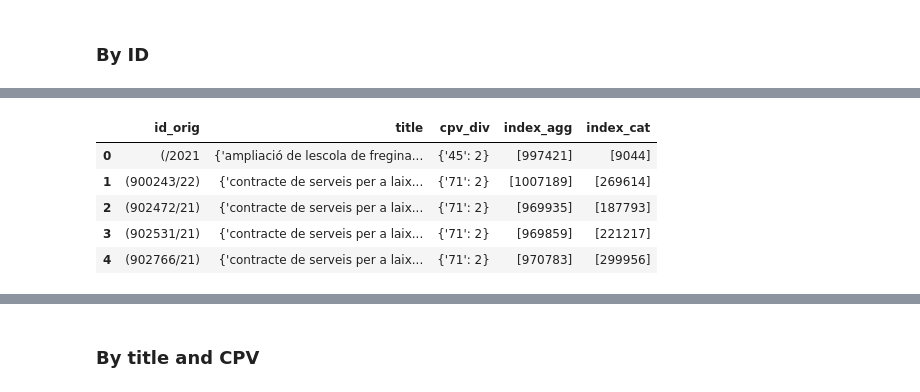
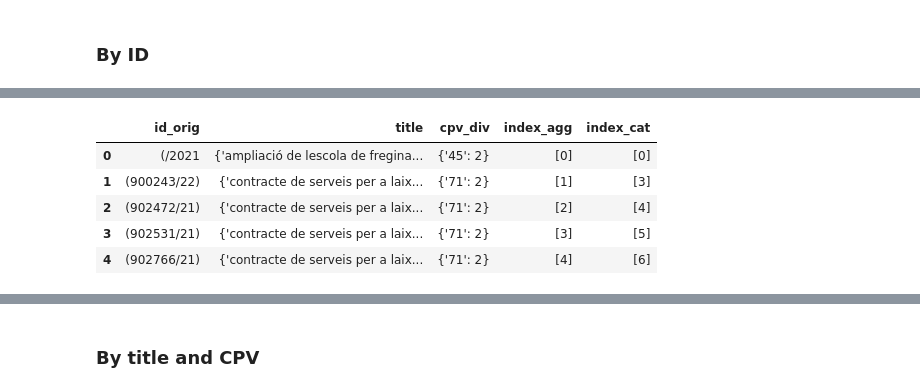
Before and after one commit to nextprocurement/NP-Company-Process, a Jupyter notebook: match_tender.ipynb, the cells around one changed output, grey strips where cells are left out. Cells and saved outputs as stored; diff of their text form; code cells hidden in the pictures.

```diff
--- a/match_tender.ipynb
+++ b/match_tender.ipynb
@@ -233,10 +201,11 @@ agg_tender_orig = (
 valid_agg_tender_orig = agg_tender_orig[
     agg_tender_orig["title"].apply(lambda x: len(set(x)) == 1)
 ]
-valid_agg_tender_orig[valid_agg_tender_orig.columns[1:]] = valid_agg_tender_orig[
-    valid_agg_tender_orig.columns[1:]
-].applymap(lambda x: Counter(x).most_common()[0][0])
-valid_agg_tender_orig = valid_agg_tender_orig.reset_index()
+valid_agg_tender_orig = valid_agg_tender_orig.applymap(
+    lambda x: Counter(x).most_common()[0][0]
+)
+valid_agg_tender_orig = valid_agg_tender_orig.reset_index().reset_index()
+valid_agg_tender_orig["index"] = valid_agg_tender_orig["index"].apply(lambda x: [x])
 print(valid_agg_tender_orig.shape)
 display(valid_agg_tender_orig.head())
 # %% [output]
@@ -332,4 +248,4 @@ tend_cat_filt = tend_cat_filt.replace({"": np.nan, "0": np.nan})
 tend_cat_filt["cpv_div"] = tend_cat_filt["cpv"].apply(
     lambda x: x[:2] if not pd.isna(x) else np.nan
 )
-tend_cat_filt = tend_cat_filt.reset_index()
+tend_cat_filt = tend_cat_filt.reset_index(drop=True)
@@ -345,10 +255,11 @@ valid_tend_cat_orig = tend_cat_filt.groupby("id_orig").agg(list)
 valid_tend_cat_orig = valid_tend_cat_orig[
     valid_tend_cat_orig["title"].apply(lambda x: len(set(x)) == 1)
 ]
-valid_tend_cat_orig[valid_tend_cat_orig.columns[1:]] = valid_tend_cat_orig[
-    valid_tend_cat_orig.columns[1:]
-].applymap(lambda x: Counter(x).most_common()[0][0])
-valid_tend_cat_orig = valid_tend_cat_orig.reset_index()
+valid_tend_cat_orig = valid_tend_cat_orig.applymap(
+    lambda x: Counter(x).most_common()[0][0]
+)
+valid_tend_cat_orig = valid_tend_cat_orig.reset_index().reset_index()
+valid_tend_cat_orig["index"] = valid_tend_cat_orig["index"].apply(lambda x: [x])
 print(len(valid_tend_cat_orig))
 display(valid_tend_cat_orig.head())
 # %% [output]
@@ -396,8 +283,6 @@ use_tend_cat_norm = valid_tend_cat_norm[["id_norm", "index", "title", "cpv_div"]
 ### By ID
 # %%
 # Match tenders by ID orig
-use_tend_agg_orig = valid_agg_tender_orig[["id_orig", "index", "title", "cpv_div"]]
-use_tend_cat_orig = valid_tend_cat_orig[["id_orig", "index", "title", "cpv_div"]]
 matched_id_orig = pd.merge(
     use_tend_agg_orig,
     use_tend_cat_orig,
@@ -417,37 +302,20 @@ matched_id_orig = matched_id_orig[
 ]
 idx_agg_orig = set(chain.from_iterable(matched_id_orig["index_agg"]))
 idx_cat_orig = set(chain.from_iterable(matched_id_orig["index_cat"]))
-print(f"Index agg: {len(idx_agg_orig)}")
-print(f"Index cat: {len(idx_cat_orig)}")
-print(f"Matched orig: {len(matched_id_orig)}")
+
+# Stats
+num_agg_idx_found = len(idx_agg_orig)
+num_cat_idx_found = len(idx_cat_orig)
+num_agg_idx_original = len(use_tend_agg_orig)
+num_cat_idx_original = len(use_tend_cat_orig)
+
+print("Indices from PLACE matched with id:")
+print(
+    f"{num_agg_idx_found} out of {num_agg_idx_original} ({num_agg_idx_found/num_agg_idx_original*100:.3f}%)"
+)
+print("Indices from GENCAT matched with id:")
+print(
+    f"{num_cat_idx_found} out of {num_cat_idx_original} ({num_cat_idx_found/num_cat_idx_original*100:.3f}%)"
+)
 display(matched_id_orig.head())
-
-print("-" * 100)
-
-# Match tenders by ID norm
-use_tend_agg_norm = valid_agg_tender_norm[["id_norm", "index", "title", "cpv_div"]]
-use_tend_cat_norm = valid_tend_cat_norm[["id_norm", "index", "title", "cpv_div"]]
-matched_id_norm = pd.merge(
-    use_tend_agg_norm,
-    use_tend_cat_norm,
-    how="inner",
-    left_on=["id_norm"],
-    right_on=["id_norm"],
-    suffixes=["_agg", "_cat"],
-).reset_index(drop=True)
-matched_id_norm["title"] = matched_id_norm[["title_agg", "title_cat"]].apply(
-    lambda x: Counter(list(x)), axis=1
-)
-matched_id_norm["cpv_div"] = matched_id_norm[["cpv_div_agg", "cpv_div_cat"]].apply(
-    lambda x: Counter(list(x)), axis=1
-)
-matched_id_norm = matched_id_norm[
-    ["id_norm", "title", "cpv_div", "index_agg", "index_cat"]
-]
-idx_agg_norm = set(chain.from_iterable(matched_id_norm["index_agg"]))
-idx_cat_norm = set(chain.from_iterable(matched_id_norm["index_cat"]))
-print(f"Index agg norm: {len(idx_agg_norm)}")
-print(f"Index cat norm: {len(idx_cat_norm)}")
-print(f"Matched norm: {len(matched_id_norm)}")
-display(matched_id_norm.head())
 # %% [output]
@@ -457,6 +326,6 @@ Matched orig: 91798
 |  | id_orig | title | cpv_div | index_agg | index_cat |
-| 0 | (/2021 | {'ampliació de lescola de fregina... | {'45': 2} | [997421] | [9044] |
-| 1 | (900243/22) | {'contracte de serveis per a laix... | {'71': 2} | [1007189] | [269614] |
-| 2 | (902472/21) | {'contracte de serveis per a laix... | {'71': 2} | [969935] | [187793] |
-| 3 | (902531/21) | {'contracte de serveis per a laix... | {'71': 2} | [969859] | [221217] |
-| 4 | (902766/21) | {'contracte de serveis per a laix... | {'71': 2} | [970783] | [299956] |
+| 0 | (/2021 | {'ampliació de lescola de fregina... | {'45': 2} | [0] | [0] |
+| 1 | (900243/22) | {'contracte de serveis per a laix... | {'71': 2} | [1] | [3] |
+| 2 | (902472/21) | {'contracte de serveis per a laix... | {'71': 2} | [2] | [4] |
+| 3 | (902531/21) | {'contracte de serveis per a laix... | {'71': 2} | [3] | [5] |
+| 4 | (902766/21) | {'contracte de serveis per a laix... | {'71': 2} | [4] | [6] |
```
Also changed, not shown: parts of 28 cells of this notebook, 1 other file.
